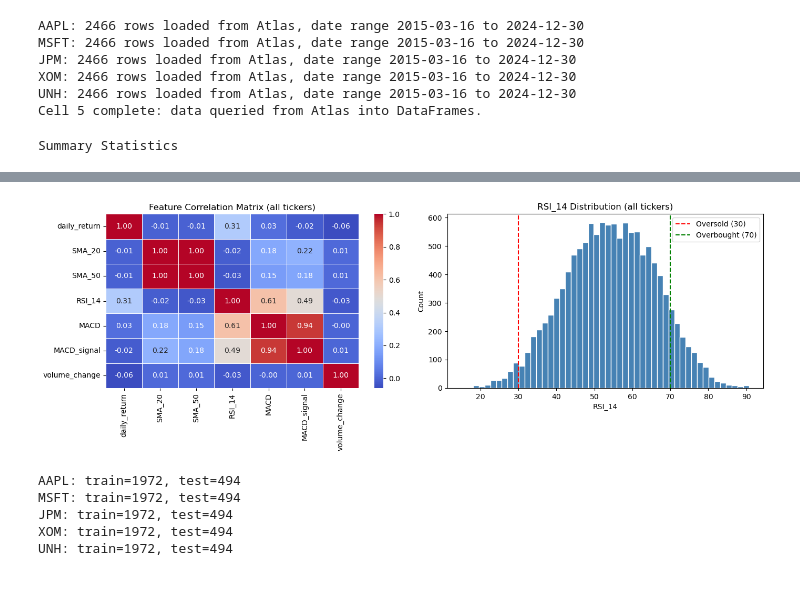
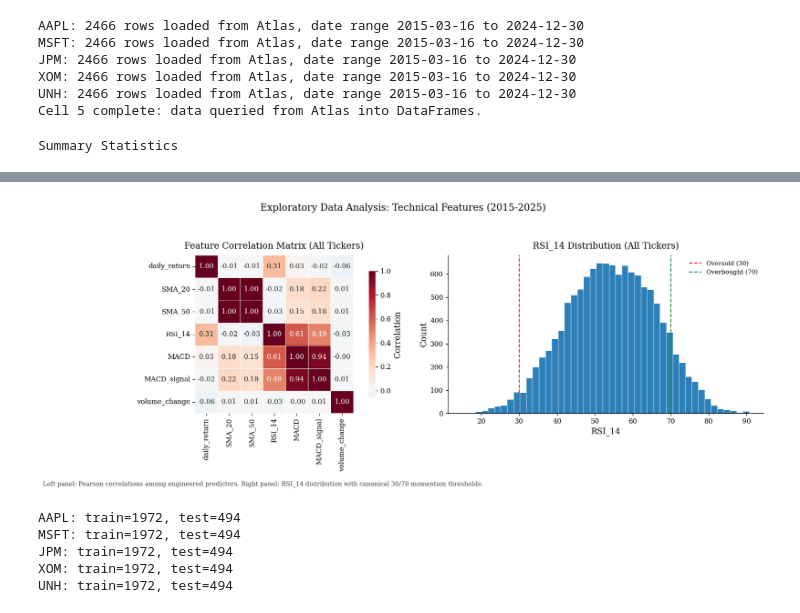
Before and after one commit to mrcarlson3/ds4320-project2-stocks, a Jupyter notebook: pipeline.ipynb, the cells around one changed output, grey strips where cells are left out. Cells and saved outputs as stored; diff of their text form; code cells hidden in the pictures; blank space fills up the shorter version.

```diff
--- a/pipeline.ipynb
+++ b/pipeline.ipynb
@@ -328,50 +369,63 @@ Cell 5 complete: data queried from Atlas into DataFrames.
 # Combine all tickers for cross-sectional EDA; individual analysis
 # happens in modeling cells. The combined frame is read-only here.
 
 all_df = pd.concat(loaded.values(), ignore_index=True)
 
 FEATURES = ["daily_return", "SMA_20", "SMA_50", "RSI_14",
             "MACD", "MACD_signal", "volume_change"]
 TARGET   = "next_day_return"
 
 print("Summary Statistics")
 display(all_df[FEATURES + [TARGET]].describe().round(4))
 
-# Correlation heatmap: MACD and MACD_signal are strongly correlated by construction;
-# visualizing confirms no unexpected multicollinearity in the other features.
-fig, axes = plt.subplots(1, 2, figsize=(14, 5))
+# Correlation and RSI are shown side-by-side for quick editorial comparison.
+fig, axes = plt.subplots(1, 2, figsize=(15, 5.8))
 
 corr = all_df[FEATURES].corr()
-sns.heatmap(corr, annot=True, fmt=".2f", cmap="coolwarm",
-            linewidths=0.5, ax=axes[0])
-axes[0].set_title("Feature Correlation Matrix (all tickers)", fontsize=12)
+sns.heatmap(
+    corr,
+    annot=True,
+    fmt=".2f",
+    cmap="RdBu_r",
+    center=0,
+    linewidths=0.6,
+    square=True,
+    cbar_kws={"shrink": 0.8, "label": "Correlation"},
+    ax=axes[0]
+)
+axes[0].set_title("Feature Correlation Matrix (All Tickers)", fontsize=13, pad=10)
 
-# RSI distribution: values outside [20, 80] indicate extreme momentum;
-# checking the empirical shape validates the RSI computation.
-axes[1].hist(all_df["RSI_14"].dropna(), bins=50, color="steelblue", edgecolor="white")
-axes[1].axvline(30, color="red",  linestyle="--", label="Oversold (30)")
-axes[1].axvline(70, color="green",linestyle="--", label="Overbought (70)")
+# RSI tails signal overbought/oversold regimes that affect next-day drift.
+axes[1].hist(all_df["RSI_14"].dropna(), bins=45, color="#2c7fb8", edgecolor="white", linewidth=0.5)
+axes[1].axvline(30, color="#d7301f", linestyle="--", lw=1.4, label="Oversold (30)")
+axes[1].axvline(70, color="#238b45", linestyle="--", lw=1.4, label="Overbought (70)")
 axes[1].set_xlabel("RSI_14")
 axes[1].set_ylabel("Count")
-axes[1].set_title("RSI_14 Distribution (all tickers)", fontsize=12)
-axes[1].legend()
+axes[1].set_title("RSI_14 Distribution (All Tickers)", fontsize=13, pad=10)
+axes[1].legend(loc="upper right", fontsize=9)
 
-plt.tight_layout()
-plt.savefig("logs/eda_panel.png", dpi=150, bbox_inches="tight")
+fig.suptitle("Exploratory Data Analysis: Technical Features (2015-2025)", fontsize=14, y=1.01)
+add_figure_caption(
+    fig,
+    "Left panel: Pearson correlations among engineered predictors. "
+    "Right panel: RSI_14 distribution with canonical 30/70 momentum thresholds."
+)
+fig.tight_layout(rect=(0, 0.06, 1, 0.96))
+export_path = export_figure(fig, "eda_panel.png")
 plt.show()
-logger.info("EDA panel saved.")
+logger.info(f"EDA panel saved to {export_path}.")
 # %% [output]
 Summary Statistics
 |  | daily_return | SMA_20 | SMA_50 | RSI_14 | MACD | MACD_signal | volume_change | next_day_return |
 | count | 12330.0000 | 12330.0000 | 12330.0000 | 12330.0000 | 12330.0000 | 12330.0000 | 12330.0000 | 12330.0000 |
 | mean | 0.0848 | 147.5788 | 145.9885 | 54.2358 | 0.7317 | 0.7363 | 5.4306 | 0.0842 |
 | std | 1.7269 | 124.5832 | 123.4054 | 11.8792 | 2.8731 | 2.6249 | 38.5906 | 1.7267 |
 | min | -17.2769 | 21.3866 | 21.8057 | 15.0212 | -24.5417 | -20.0200 | -83.0093 | -17.2769 |
 | 25% | -0.7225 | 54.8151 | 54.6297 | 45.8629 | -0.4373 | -0.3845 | -17.2363 | -0.7229 |
 | 50% | 0.0721 | 102.0779 | 100.7558 | 54.3411 | 0.4820 | 0.4791 | -1.3279 | 0.0714 |
 | 75% | 0.9134 | 197.4759 | 193.5261 | 62.8408 | 1.7537 | 1.6929 | 19.4831 | 0.9123 |
 | max | 18.0125 | 581.7537 | 566.0984 | 90.6956 | 19.6992 | 17.7855 | 659.8583 | 18.0125 |
-[figure, old version]
+[figure, new version]
 # %%
 # Shuffling would allow the model to train on data from 2024
 # and test on data from 2016, constituting look-ahead bias.
```
Also changed, not shown: parts of 6 cells of this notebook, 18 other files.
